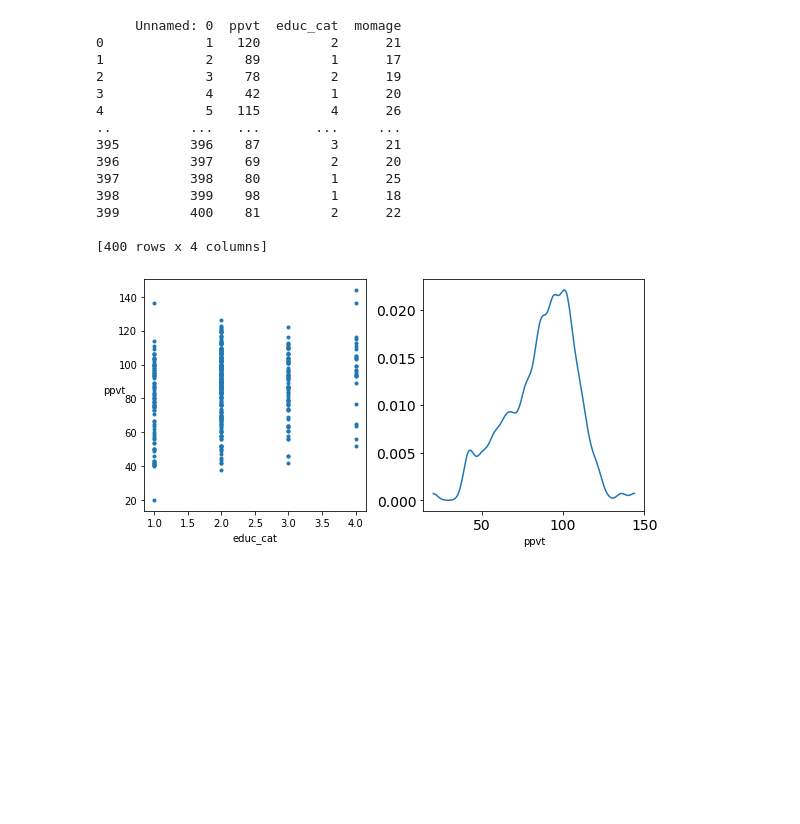
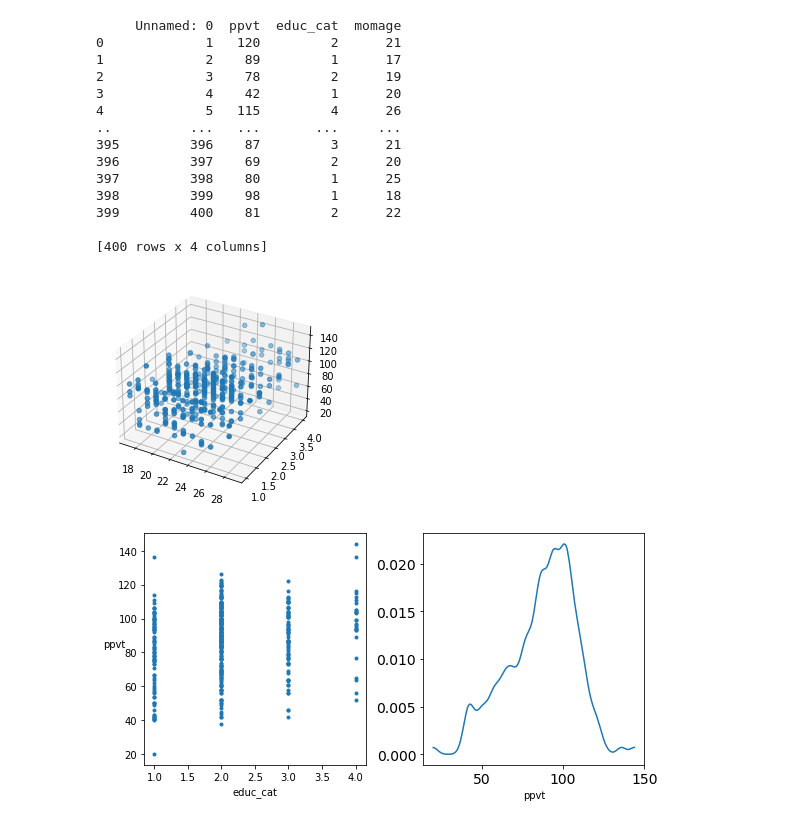
Before and after one commit to InagoesIT/PMP, a Jupyter notebook: lab6/after_lab.ipynb, the cells around one changed output. Cells and saved outputs as stored; diff of their text form; code cells hidden in the pictures; blank space fills up the shorter version.

Commit message:
added 3d graph

```diff
--- a/lab6/after_lab.ipynb
+++ b/lab6/after_lab.ipynb
@@ -26,6 +26,13 @@ print(df)
 399         400    81         2      22
 
 [400 rows x 4 columns]
+# %%
+fig = plt.figure()
+ax = plt.axes(projection='3d')
+ax.scatter3D(df['momage'], df['educ_cat'], df['ppvt'])
+plt.show()
+# %% [output]
+[figure, added]
 # %%
 _, ax = plt.subplots(1, 2, figsize=(8, 4))
 ax[0].plot(df['educ_cat'], df['ppvt'], 'C0.')
```
